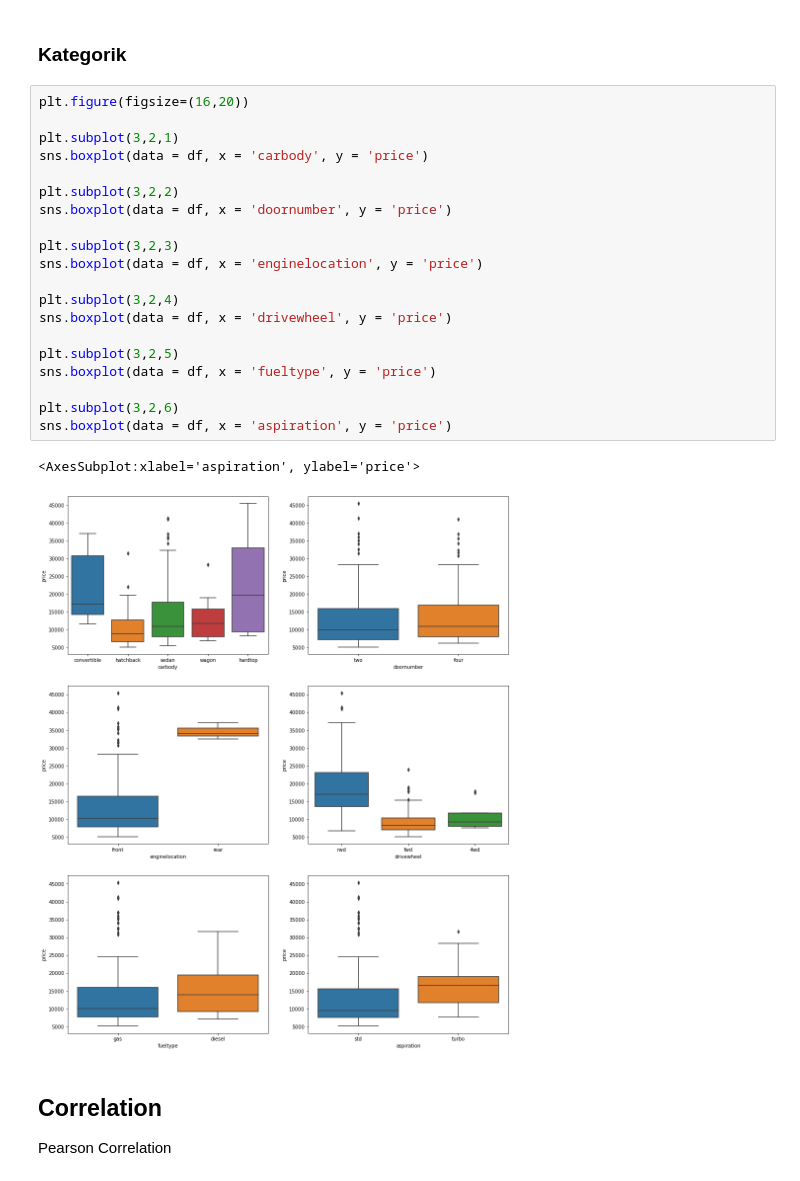
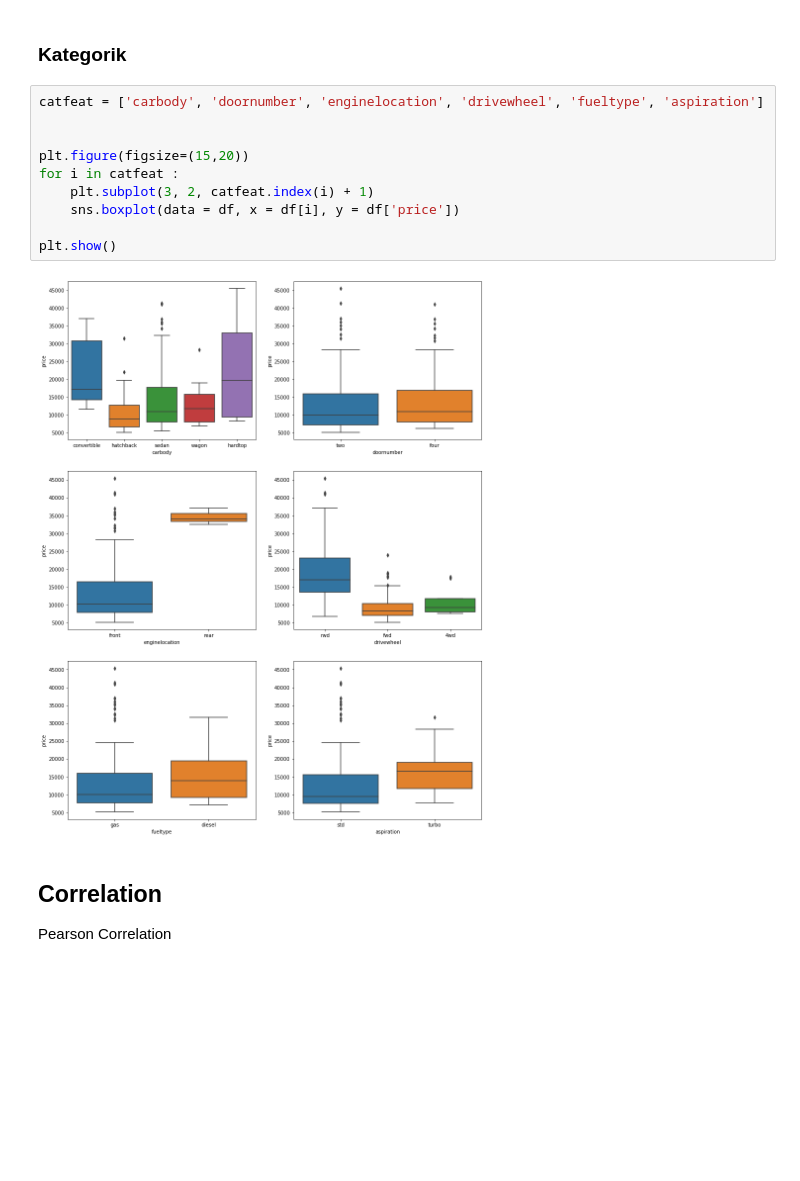
Before and after one commit to royandhika/road_to_ds, a Jupyter notebook: Statistics.ipynb, the cells around one changed output. Cells and saved outputs as stored; diff of their text form; blank space fills up the shorter version.

```diff
--- a/Statistics.ipynb
+++ b/Statistics.ipynb
@@ -87,29 +101,18 @@ sns.pairplot(df, kind = 'reg')
 [figure]
 # %% [markdown]
 ### Kategorik
-# %%
-plt.figure(figsize=(16,20))
-
-plt.subplot(3,2,1)
-sns.boxplot(data = df, x = 'carbody', y = 'price')
-
-plt.subplot(3,2,2)
-sns.boxplot(data = df, x = 'doornumber', y = 'price')
-
-plt.subplot(3,2,3)
-sns.boxplot(data = df, x = 'enginelocation', y = 'price')
-
-plt.subplot(3,2,4)
-sns.boxplot(data = df, x = 'drivewheel', y = 'price')
-
-plt.subplot(3,2,5)
-sns.boxplot(data = df, x = 'fueltype', y = 'price')
-
-plt.subplot(3,2,6)
-sns.boxplot(data = df, x = 'aspiration', y = 'price')
-# %% [output]
-<AxesSubplot:xlabel='aspiration', ylabel='price'>
-[figure, removed]
+# %%
+catfeat = ['carbody', 'doornumber', 'enginelocation', 'drivewheel', 'fueltype', 'aspiration']
+
+
+plt.figure(figsize=(15,20))
+for i in catfeat :
+    plt.subplot(3, 2, catfeat.index(i) + 1)
+    sns.boxplot(data = df, x = df[i], y = df['price'])
+
+plt.show()
+# %% [output]
+[figure, added]
 # %% [markdown]
 ## Correlation
 Pearson Correlation
```
Also changed, not shown: parts of 12 cells of this notebook.
